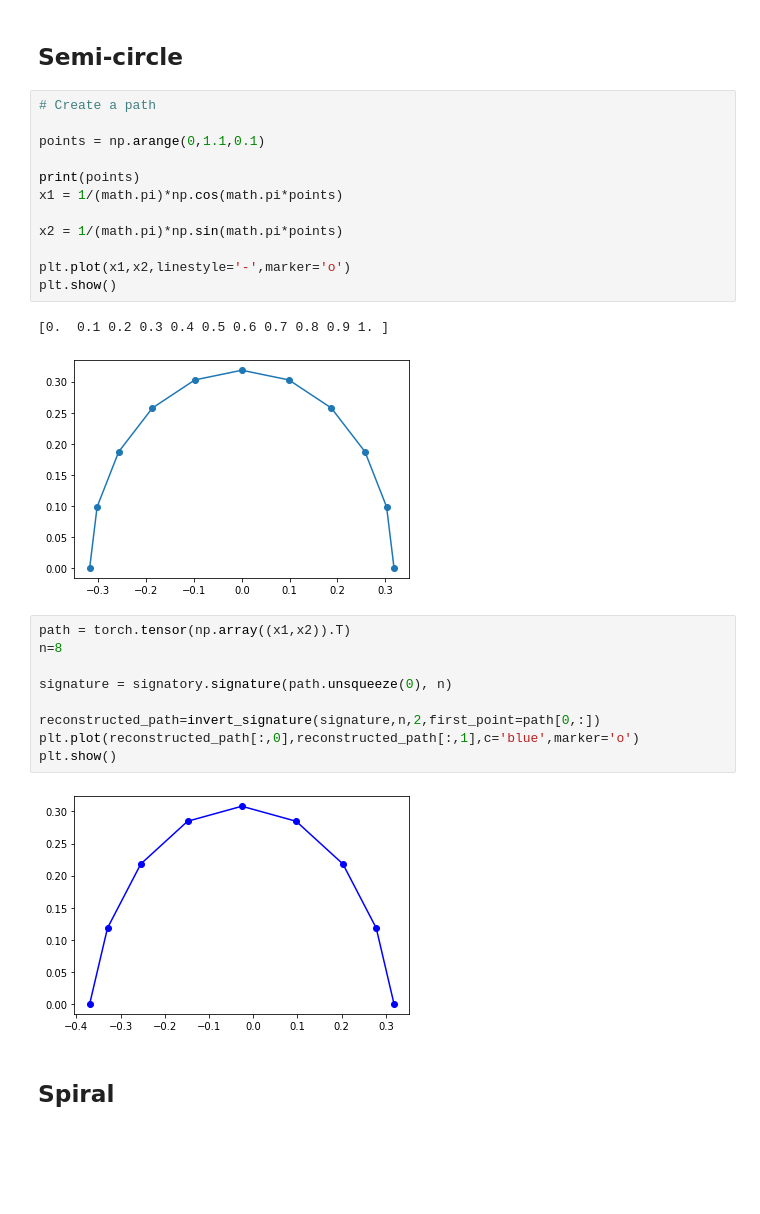
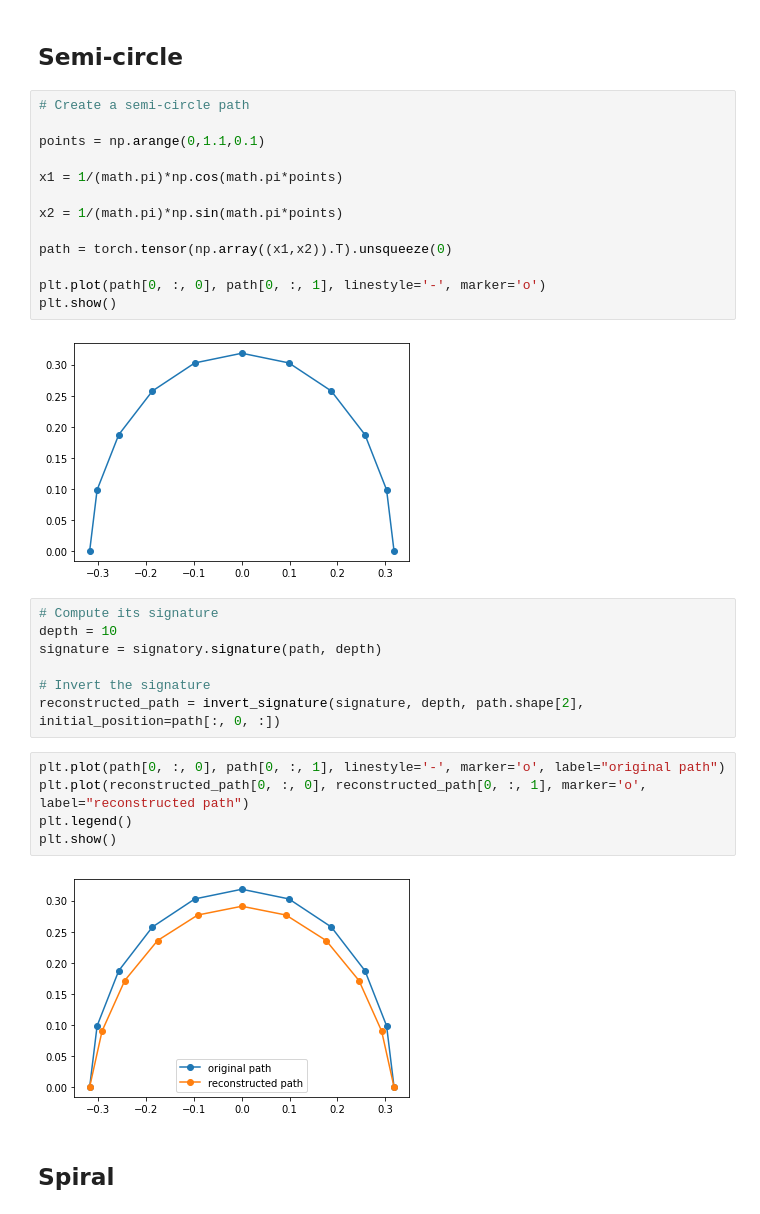
Before and after one commit to LinusBleistein/Signature-inversion, a Jupyter notebook: Example.ipynb, the cells around one changed output. Drawn from its saved outputs; the diff is of its cells as text; blank space fills up the shorter version.

```diff
--- a/Example.ipynb
+++ b/Example.ipynb
@@ -9,31 +9,34 @@ import math
 # %% [markdown]
 ## Semi-circle
 # %%
-# Create a path
+# Create a semi-circle path
 
 points = np.arange(0,1.1,0.1)
 
-print(points)
 x1 = 1/(math.pi)*np.cos(math.pi*points)
 
 x2 = 1/(math.pi)*np.sin(math.pi*points)
 
-plt.plot(x1,x2,linestyle='-',marker='o')
+path = torch.tensor(np.array((x1,x2)).T).unsqueeze(0)
+
+plt.plot(path[0, :, 0], path[0, :, 1], linestyle='-', marker='o')
 plt.show()
 # %% [output]
-[0.  0.1 0.2 0.3 0.4 0.5 0.6 0.7 0.8 0.9 1. ]
 [figure]
-# %%
-path = torch.tensor(np.array((x1,x2)).T)
-n=8
-
-signature = signatory.signature(path.unsqueeze(0), n)
-
-reconstructed_path=invert_signature(signature,n,2,first_point=path[0,:])
-plt.plot(reconstructed_path[:,0],reconstructed_path[:,1],c='blue',marker='o')
-plt.show()
-# %% [output]
-[figure, removed]
+# %%
+# Compute its signature
+depth = 10
+signature = signatory.signature(path, depth)
+
+# Invert the signature
+reconstructed_path = invert_signature(signature, depth, path.shape[2], initial_position=path[:, 0, :])
+# %%
+plt.plot(path[0, :, 0], path[0, :, 1], linestyle='-', marker='o', label="original path")
+plt.plot(reconstructed_path[0, :, 0], reconstructed_path[0, :, 1], marker='o', label="reconstructed path")
+plt.legend()
+plt.show()
+# %% [output]
+[figure, added]
 # %% [markdown]
 ##  Spiral
 # %%
```
Also changed, not shown: parts of 10 cells of this notebook, 3 other files.
